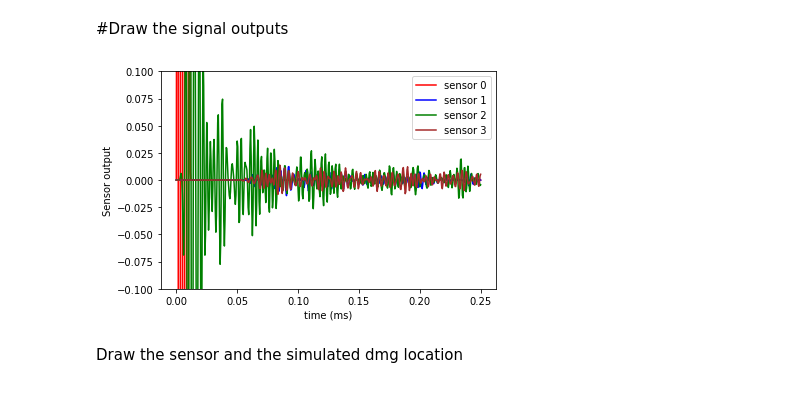
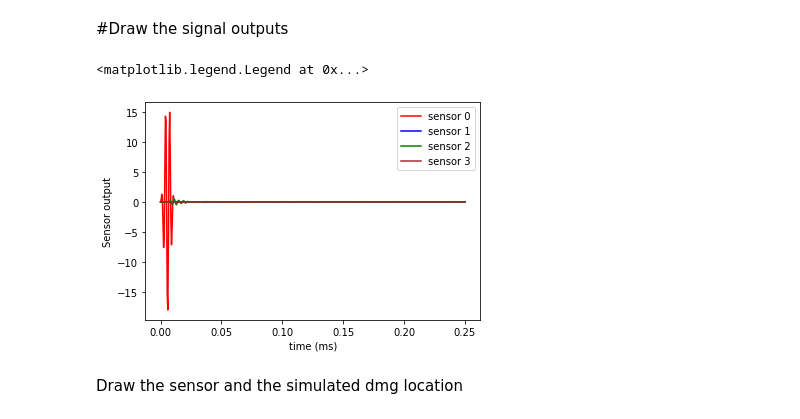
Before and after one commit to dimkarasav/genex, a Jupyter notebook: Data_visualization.ipynb, the cells around one changed output. Saved outputs shown, nothing was run; the diff lists cells and outputs as text; code cells hidden in the pictures.

```diff
--- a/Data_visualization.ipynb
+++ b/Data_visualization.ipynb
@@ -130,23 +130,24 @@ time = multiplyList(time, 1000)
 # %%
 sim_ID = 0 #simulation_ID
 fig, ax1 = plt.subplots()
 
 ax1.set_xlabel('time (ms)')
 ax1.set_ylabel('Sensor output')
 #plt.yscale('log')
-ax1.set_ylim(-0.1, 0.1)
+#ax1.set_ylim(-0.1, 0.1)
 #ax1.set_xlim(0, 0.05)
 #ax1.set_xlim(0, 0.0001)
 
 plt.plot(time[sim_ID], sensors[sim_ID][0], color = 'red' ,      label='sensor 0')
 plt.plot(time[sim_ID], sensors[sim_ID][1], color = 'blue' ,     label='sensor 1')
 plt.plot(time[sim_ID], sensors[sim_ID][2], color = 'green' ,    label='sensor 2')
 plt.plot(time[sim_ID], sensors[sim_ID][3], color = 'brown' ,    label='sensor 3')
 
 plt.legend()
-plt.savefig('dataset_example_ITA/plots/Sensor_output_simID_0_zoom.png')
+#plt.savefig('dataset_example_ITA/plots/Sensor_output_simID_0_zoom.png')
 # %% [output]
+<matplotlib.legend.Legend at 0x...>
-[figure, old version]
+[figure, new version]
 # %% [markdown]
 Draw the sensor and the simulated dmg location
 # %%
```
Also changed, not shown: parts of 1 cell of this notebook, 1 other file.
